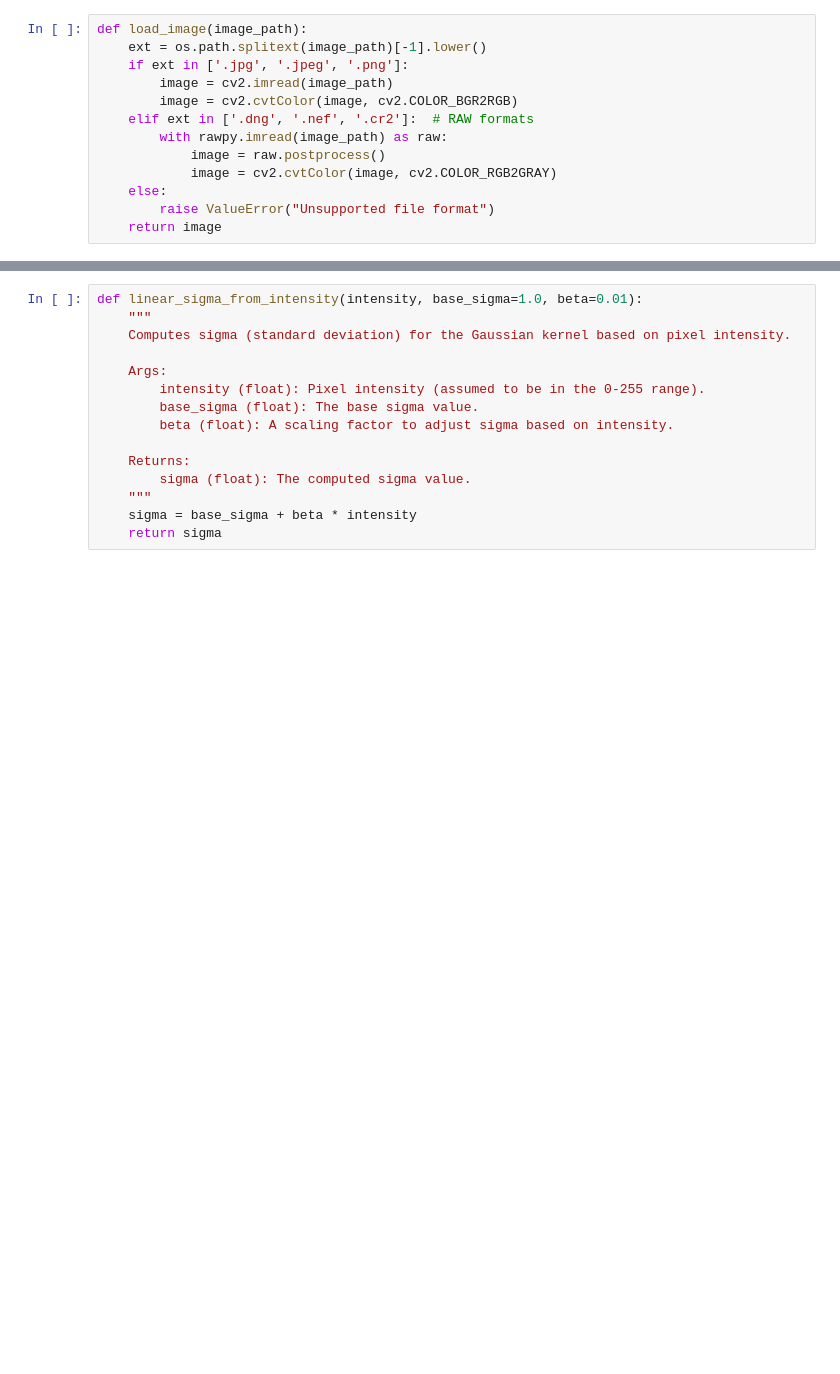
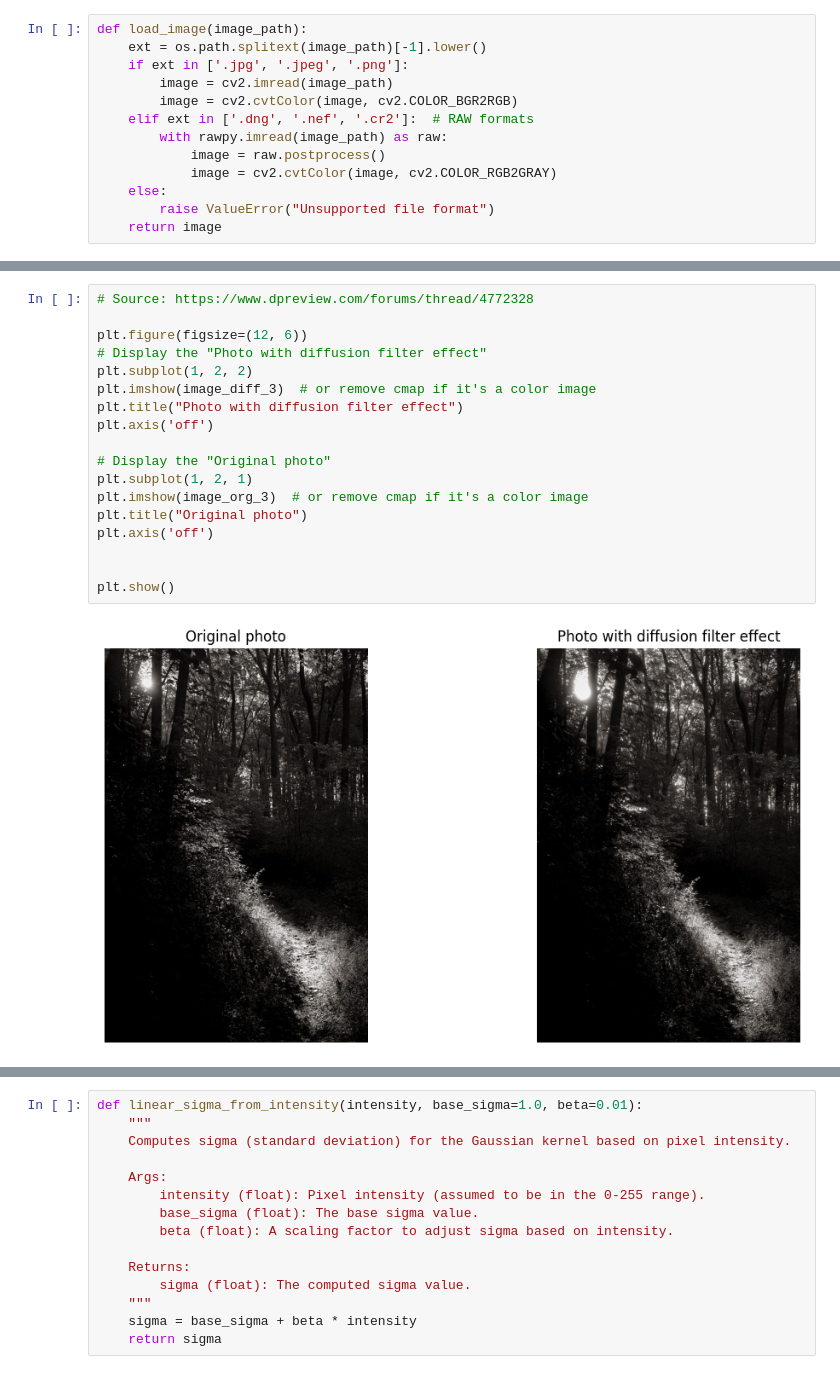
Before and after one commit to ewaMiazga/comp-photo-2025, a Jupyter notebook: gaussian_kernel.ipynb, the cells around one changed output, grey strips where cells are left out. Saved outputs shown, nothing was run; the diff lists cells and outputs as text; blank space fills up the shorter version.

```diff
--- a/gaussian_kernel.ipynb
+++ b/gaussian_kernel.ipynb
@@ -53,0 +81,20 @@ plt.show()
+# %%
+# Source: https://www.dpreview.com/forums/thread/4772328
+
+plt.figure(figsize=(12, 6))
+# Display the "Photo with diffusion filter effect"
+plt.subplot(1, 2, 2)
+plt.imshow(image_diff_3)  # or remove cmap if it's a color image
+plt.title("Photo with diffusion filter effect")
+plt.axis('off')
+
+# Display the "Original photo"
+plt.subplot(1, 2, 1)
+plt.imshow(image_org_3)  # or remove cmap if it's a color image
+plt.title("Original photo")
+plt.axis('off')
+
+
+plt.show()
+# %% [output]
+[figure, added]
```
Also changed, not shown: parts of 9 cells of this notebook.
